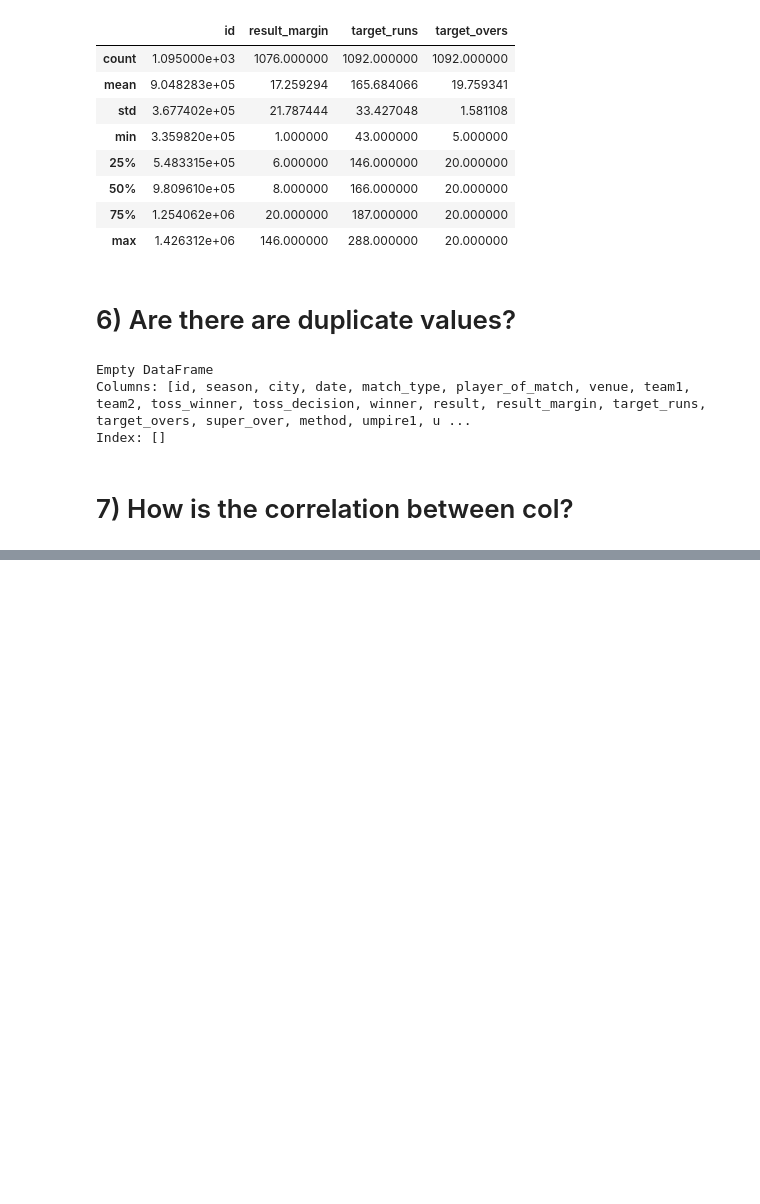
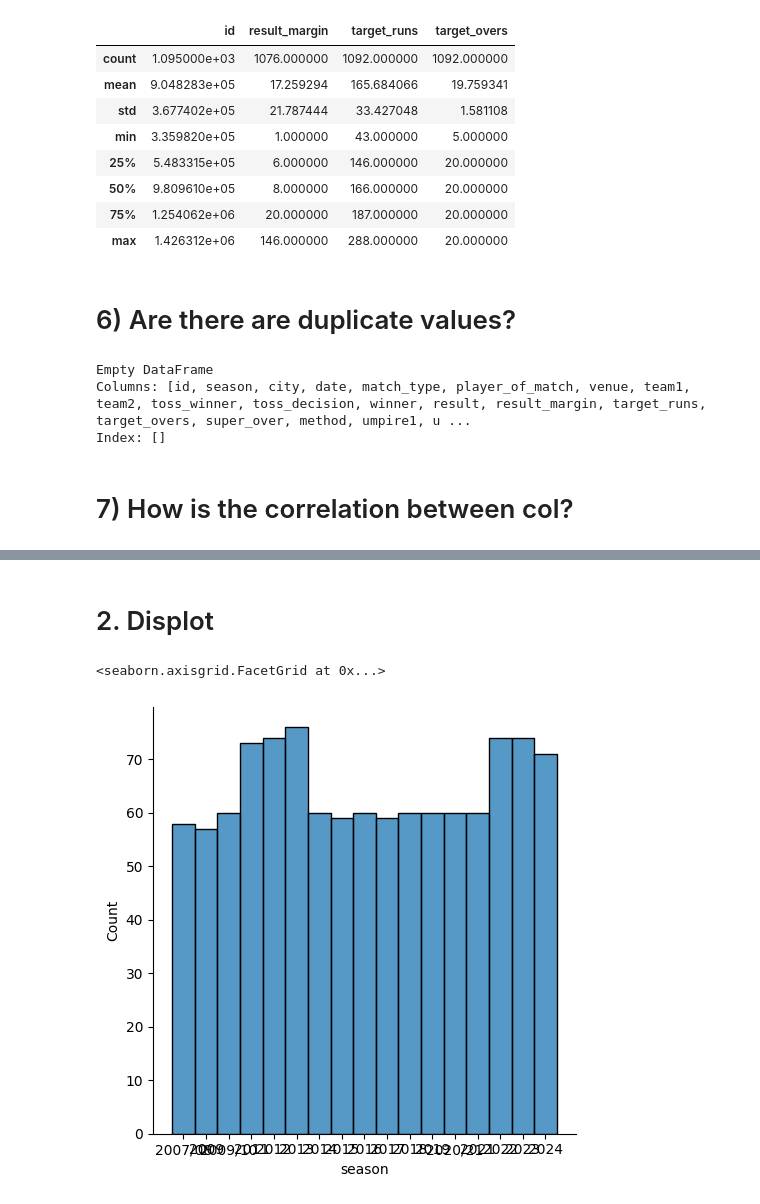
Before and after one commit to ABaditya07/Basic_operations_datasets, a Jupyter notebook: Steps.ipynb, the cells around one changed output, grey strips where cells are left out. Cells and saved outputs as stored; diff of their text form; code cells hidden in the pictures; blank space fills up the shorter version.

```diff
--- a/Steps.ipynb
+++ b/Steps.ipynb
@@ -130,0 +175,7 @@ df.corr()
+# %% [markdown]
+# 2. Displot
+# %%
+sns.displot(df['season'])
+# %% [output]
+<seaborn.axisgrid.FacetGrid at 0x...>
+[figure, added]
```
Also changed, not shown: parts of 15 cells of this notebook.
